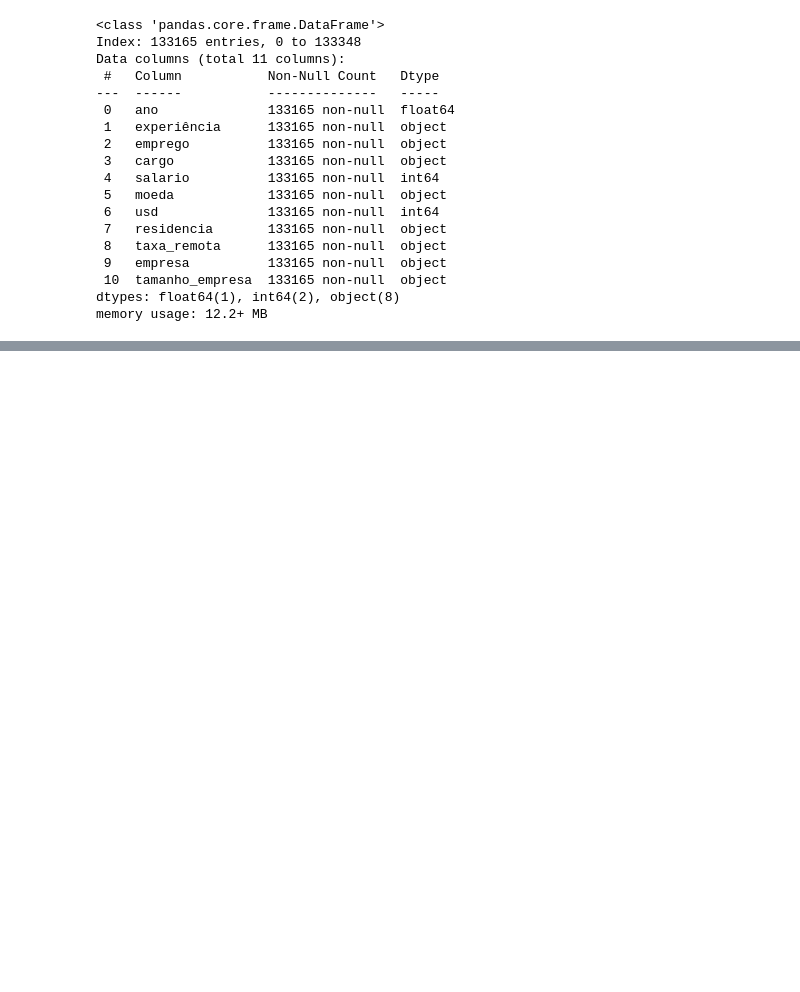
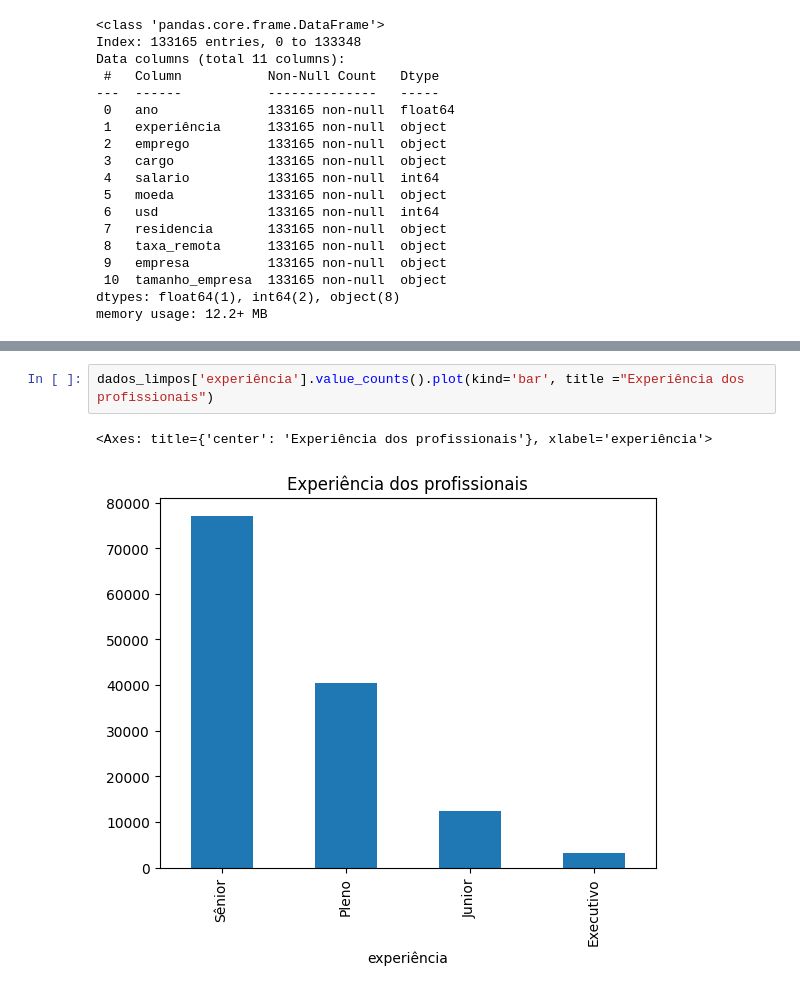
Before and after one commit to enzooxfps/Dados, a Jupyter notebook: GitHub1/Dados.ipynb, the cells around one changed output, grey strips where cells are left out. Saved outputs shown, nothing was run; the diff lists cells and outputs as text; blank space fills up the shorter version.

```diff
--- a/GitHub1/Dados.ipynb
+++ b/GitHub1/Dados.ipynb
@@ -279,3 +282,8 @@ dados_limpos.head()
 | 2 | 2025 | Pleno | Tempo Integral | Data Engineer | 158800 | Dólar Americano | 158800.0 | AU | Presencial | AU | ... |
 | 3 | 2025 | Pleno | Tempo Integral | Data Engineer | 139200 | Dólar Americano | 139200.0 | AU | Presencial | AU | ... |
 | 4 | 2025 | Junior | Tempo Integral | Data Engineer | 90000 | Dólar Americano | 90000.0 | US | Presencial | US | ... |
+# %%
+dados_limpos['experiência'].value_counts().plot(kind='bar', title ="Experiência dos profissionais")
+# %% [output]
+<Axes: title={'center': 'Experiência dos profissionais'}, xlabel='experiência'>
+[figure, added]
```
Also changed, not shown: parts of 11 cells of this notebook.
